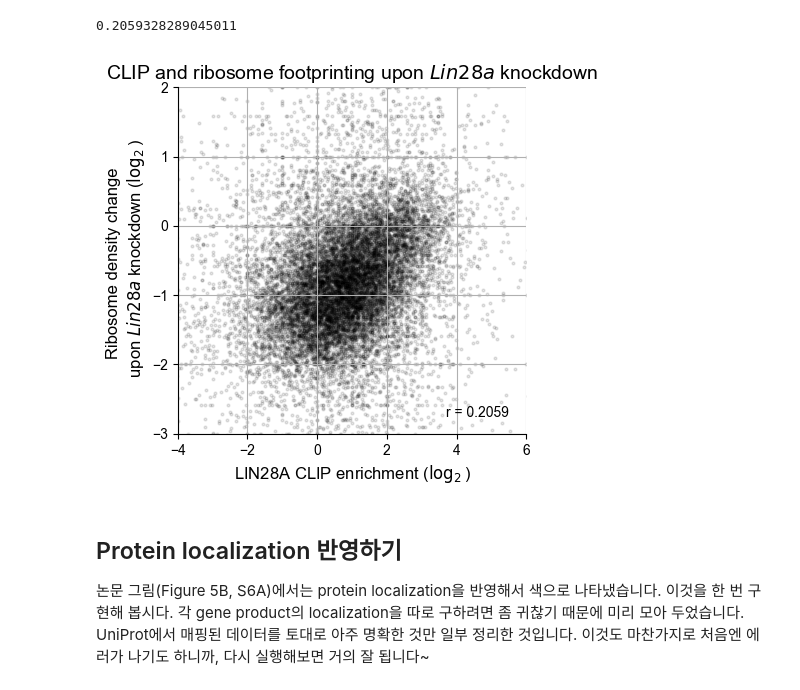
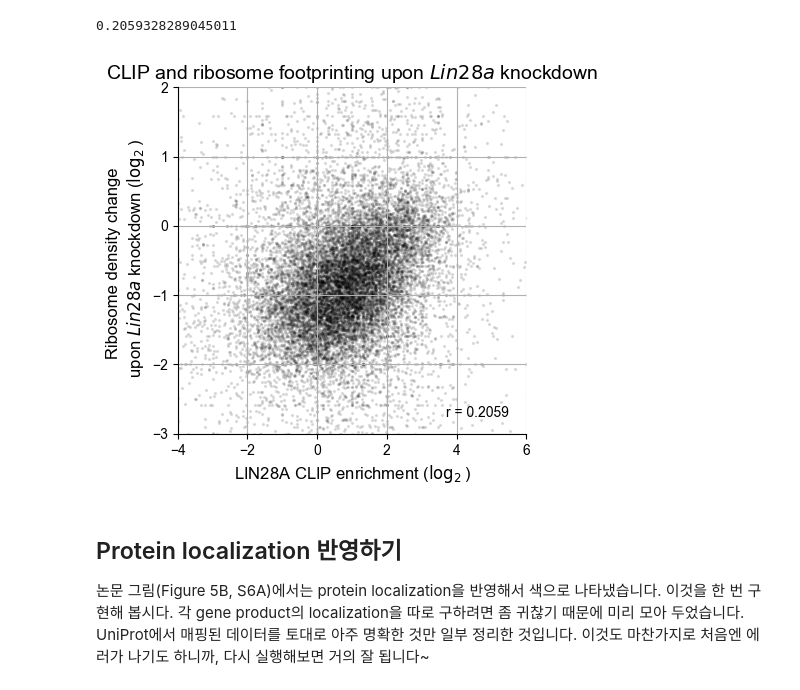
Before and after one commit to young5454/SNU-BI1, a Jupyter notebook: CoLab_TermProj_2024_1.ipynb, the cells around one changed output. Drawn from its saved outputs; the diff is of its cells as text; code cells hidden in the pictures.

Commit message:
Initialize second plot

```diff
--- a/CoLab_TermProj_2024_1.ipynb
+++ b/CoLab_TermProj_2024_1.ipynb
@@ -222,6 +222,6 @@ total size is 6453006489  speedup is 1.00
 결과를 pandas로 읽어와 봅니다.
 # %%
 import pandas as pd
-cnts = pd.read_csv('read-counts.txt', sep='\t', comment='#', index_col=0)
+cnts = pd.read_csv('read-counts.txt', sep='\t')
 cnts.head()
 # %% [output]
@@ -280,33 +278,33 @@ print(r)
 # %%
 # 여기에 코드를 새로 작성해서 논문의 그림과 비슷하게 만들어 봅니다.
 
-# Set Times New Roman as the default font
+# Set Arial as the default font
 plt.rcParams['font.family'] = 'Arial'
 
 fig, ax = plt.subplots(1, 1, figsize=(4.5, 4.5))
 ax.scatter(clip_enrichment,
            rden_change,
-           s=4, alpha=0.1, c='black')
+           s=2, alpha=0.1, c='black')
 
 # Title and axis info
 plt.title("CLIP and ribosome footprinting upon $\mathit{Lin28a}$ knockdown", fontsize=14)
 plt.xlabel("LIN28A CLIP enrichment ($\log_2$)", fontsize=12)
 plt.ylabel("Ribosome density change \n upon $\mathit{Lin28a}$ knockdown ($\log_2$)", fontsize=12)
 
 # Axis limit
 ax.set_xlim(left = -4, right = 6)
 ax.set_ylim(bottom = -3, top = 2)
 
 # Add grid
 ax.grid(True)
 
 # Add R-value
 ax.annotate(f"r = {r:.4f}", xy=(0.77, 0.05), xycoords='axes fraction', fontsize=10)
 
 # Hide the right and top spines
 ax.spines[['right', 'top']].set_visible(False)
 # %% [output]
-[figure, old version]
+[figure, new version]
 # %% [markdown]
 ## Protein localization 반영하기
 
```
Also changed, not shown: parts of 8 cells of this notebook.
